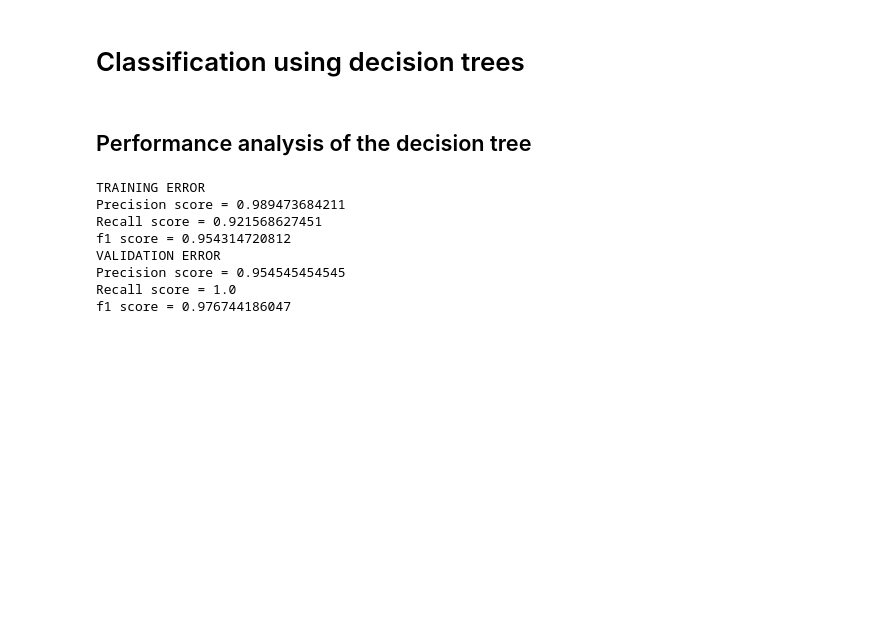
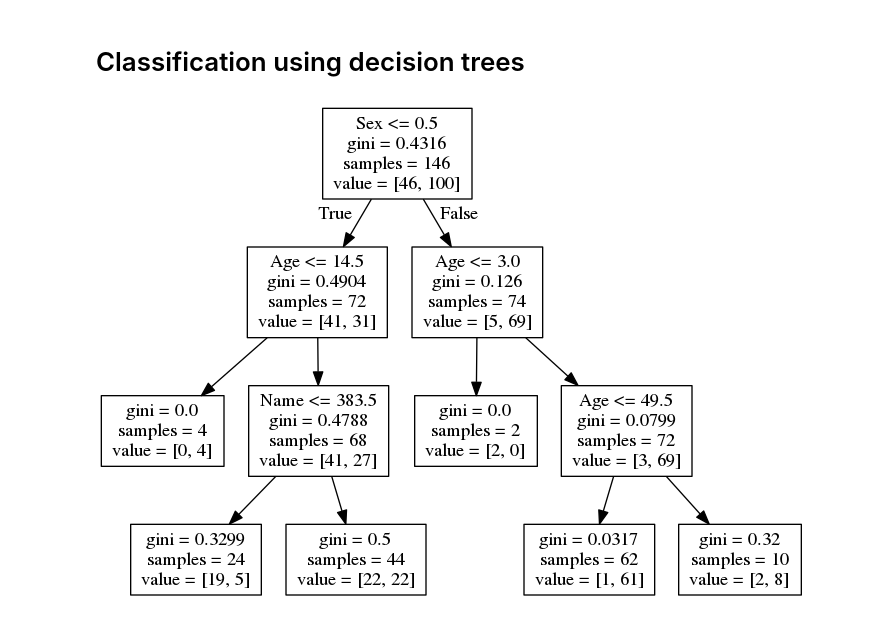
Before and after one commit to drublackberry/fantastic_demos, a Jupyter notebook: Titanic/Titanic.ipynb, the cells around one changed output. Drawn from its saved outputs; the diff is of its cells as text; code cells hidden in the pictures; blank space fills up the shorter version.

Commit message:
Added functions for tree display and monte-carlo analysis

```diff
--- a/Titanic/Titanic.ipynb
+++ b/Titanic/Titanic.ipynb
@@ -65,54 +68,3 @@ for myFeature in myInDf.columns:
 * There is a certain dependence on the cabin, port and ticket
 # %% [markdown]
 # Classification using decision trees
-# %%
-# Create a training dataset and a crossvalidation dataset
-
-remove_all_nan = True
-# Choose approach to eliminate Nan
-if remove_all_nan:
-    # Remove all the rows with nan values
-    myInDf = myInDf.dropna()
-
-
-myTrainDf = myInDf.sample(frac=train_size/100.)
-myValInd = [ind for ind in myInDf.index if ind not in myTrainDf.index]
-myValDf = myInDf.loc[myValInd]
-
-# Create X and Y datasets
-myXtrain = myTrainDf[[x for x in myTrainDf.columns if x!='Survived']]
-myYtrain = myTrainDf['Survived']
-myXval = myValDf[[x for x in myTrainDf.columns if x!='Survived']]
-myYval = myValDf['Survived']
-# %%
-# Build a decision tree classifier
-from sklearn import tree
-
-myClf = tree.DecisionTreeClassifier()
-myClf = myClf.fit(myXtrain, myYtrain)
-# %% [markdown]
-## Performance analysis of the decision tree
-# %%
-from sklearn.metrics import precision_score, recall_score, f1_score
-
-def printPerformance (aX, aY):
-    myYpred = myClf.predict(aX)
-    print 'Precision score = ' + str(precision_score(aY, myYpred))
-    print 'Recall score = ' + str(recall_score(aY, myYpred))
-    print 'f1 score = ' + str(f1_score(aY, myYpred))
-
-print 'TRAINING ERROR'
-printPerformance(myXtrain, myYtrain)
-
-
-print 'VALIDATION ERROR'
-printPerformance(myXval, myYval)
-# %% [output]
-TRAINING ERROR
-Precision score = 0.989473684211
-Recall score = 0.921568627451
-f1 score = 0.954314720812
-VALIDATION ERROR
-Precision score = 0.954545454545
-Recall score = 1.0
-f1 score = 0.976744186047
@@ -118,0 +116,5 @@ f1 score = 0.976744186047
+# %%
+# Calling and drawing a precision tree with max_depth
+foo = trainPredictAndAnalyze(myInDf.dropna(), aDepth=3, draw=True)
+# %% [output]
+[figure, added]
```
Also changed, not shown: parts of 11 cells of this notebook.
